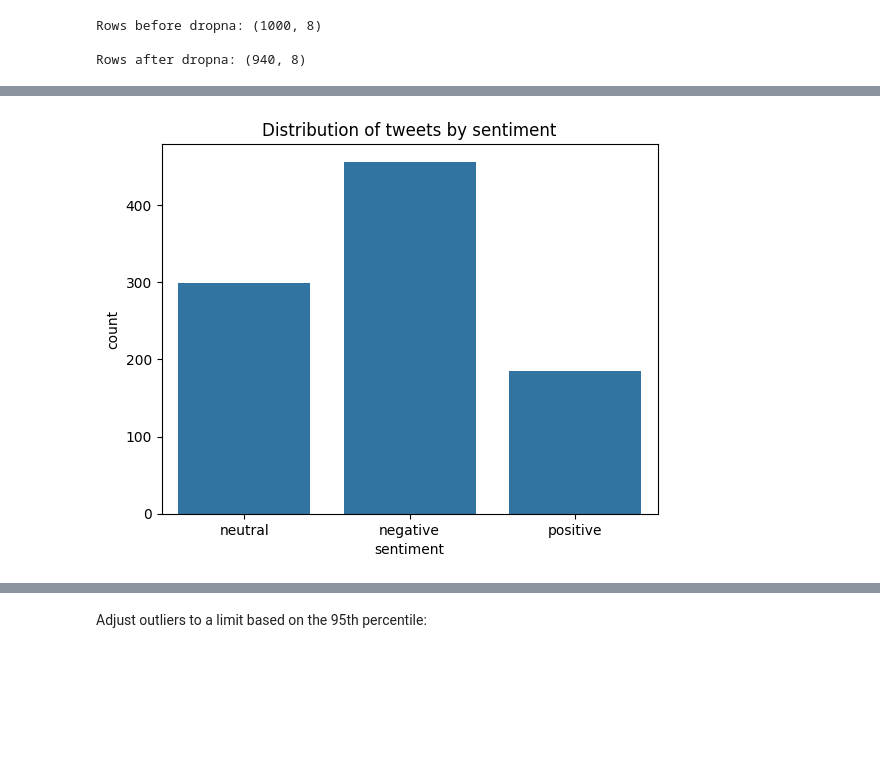
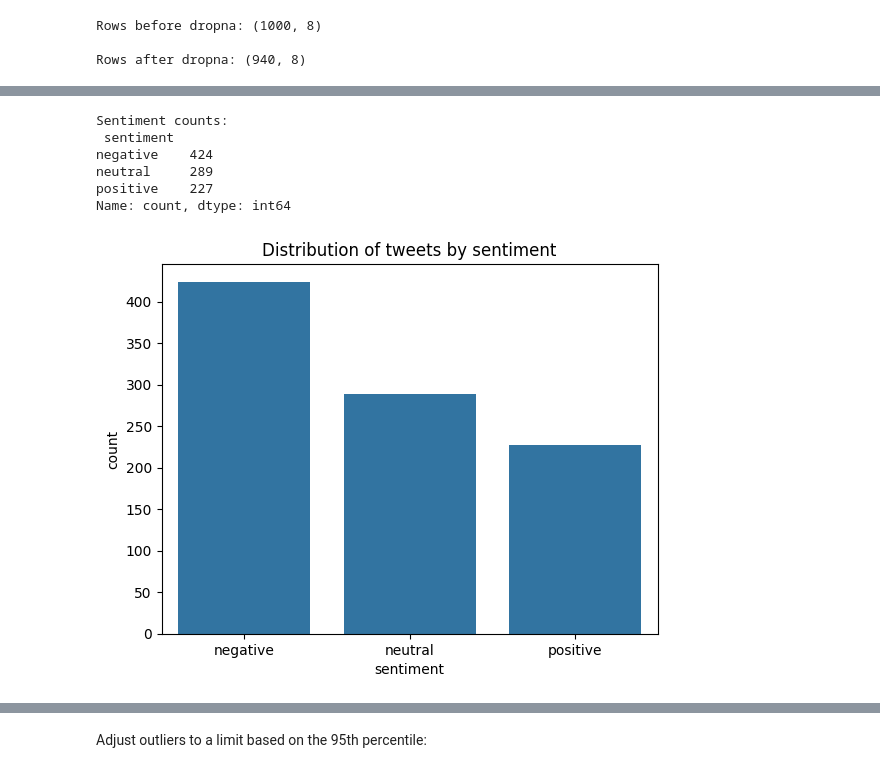
Before and after one commit to aaron-trinidad/social-media-analysis, a Jupyter notebook: notebooks/social-media-analysis.ipynb, the cells around one changed output, grey strips where cells are left out. Saved outputs shown, nothing was run; the diff lists cells and outputs as text; code cells hidden in the pictures; blank space fills up the shorter version.

```diff
--- a/notebooks/social-media-analysis.ipynb
+++ b/notebooks/social-media-analysis.ipynb
@@ -150,7 +163,7 @@ plt.show()
 Remove the null values:
 # %%
 df_clean = df.copy()
-df_clean = df_clean.dropna(subset=['followers', 'sentiment']).reset_index(drop=True)
+df_clean = df_clean.dropna(subset=['category', 'sentiment']).reset_index(drop=True)
 
 print('\nRows before dropna:', df.shape)
 print('\nRows after dropna:', df_clean.shape)
@@ -161,7 +187,15 @@ Rows after dropna: (940, 8)
 # %%
 # Sentiment distribution
-sns.countplot(data=df_clean, x='sentiment')
+print('\nSentiment counts:\n', df_clean['sentiment'].value_counts(dropna=False))
+
+sns.countplot(data=df_clean, x='sentiment', order=df_clean['sentiment'].value_counts(dropna=False).index)
 plt.title('Distribution of tweets by sentiment')
 plt.show()
 # %% [output]
+Sentiment counts:
+ sentiment
+negative    424
+neutral     289
+positive    227
+Name: count, dtype: int64
-[figure, old version]
+[figure, new version]
```
Also changed, not shown: parts of 21 cells of this notebook, 1 other file.
